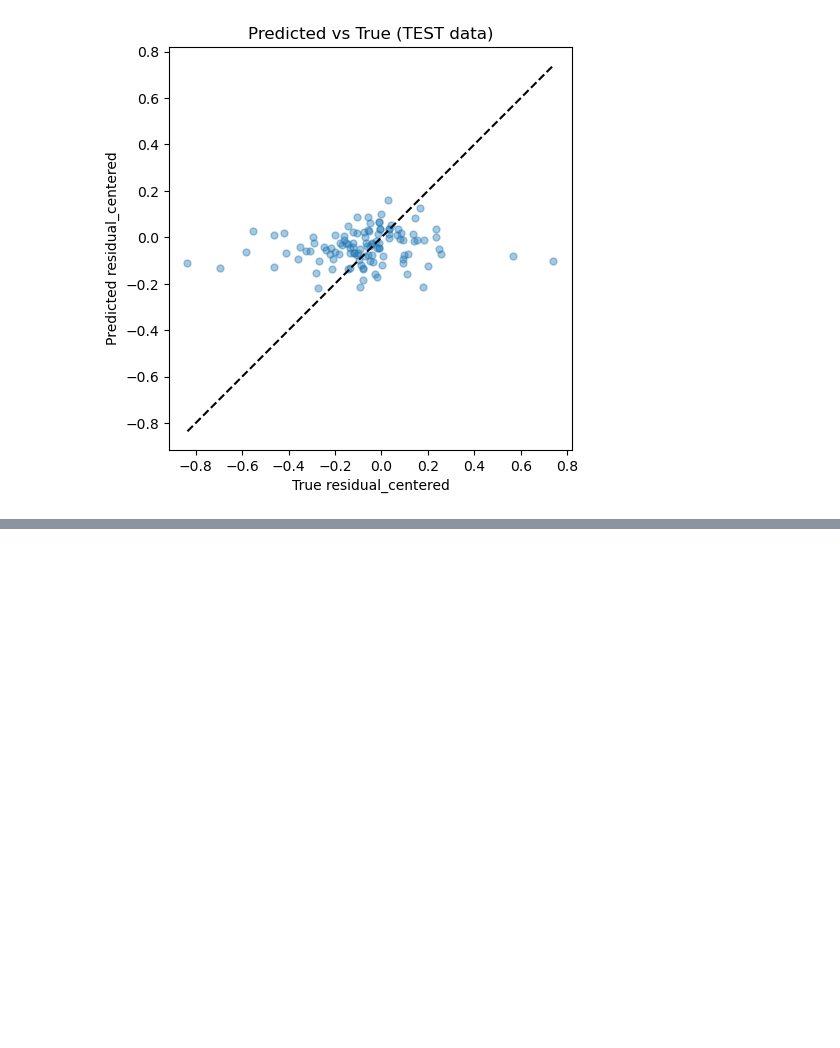
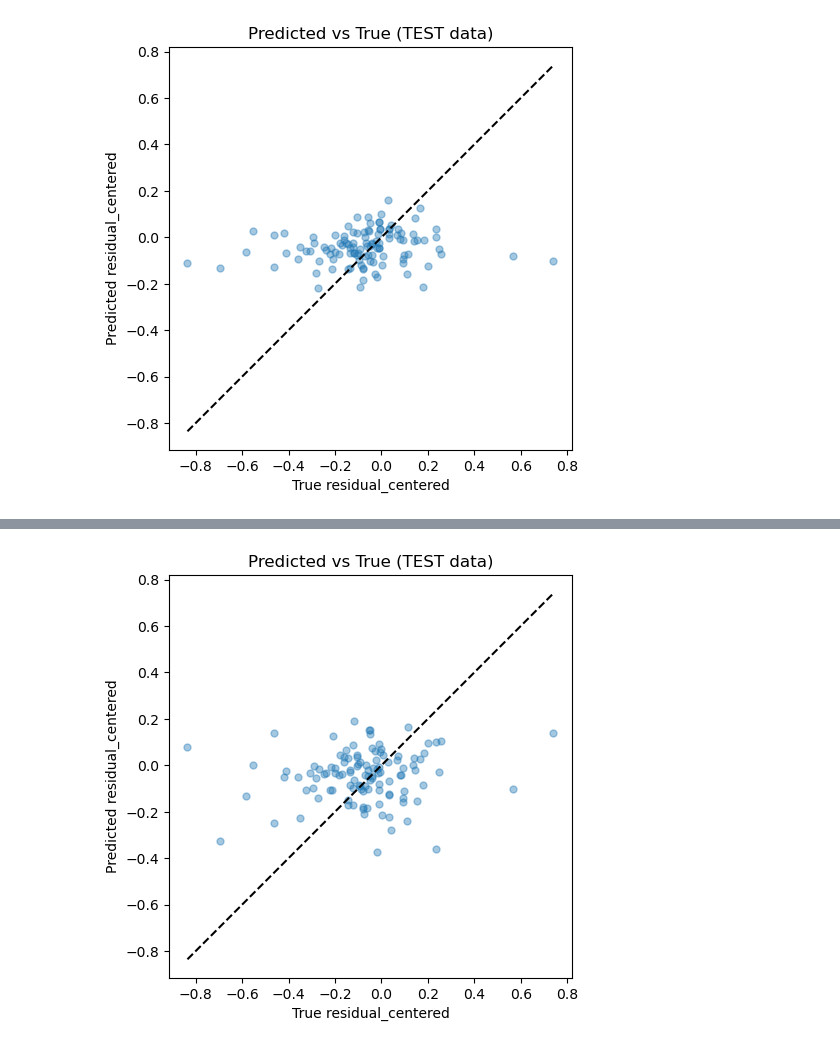
Before and after one commit to mwvgroup/myc21_first_paper, a Jupyter notebook: ZTF_DESI_ml_work/ZTF_ml_random_forest_simple.ipynb, the cells around one changed output, grey strips where cells are left out. Drawn from its saved outputs; the diff is of its cells as text; code cells hidden in the pictures; blank space fills up the shorter version.

Commit message:
Did Some More ML work when it comes to testing for color and stretch parameters of the SNIa.

```diff
--- a/ZTF_DESI_ml_work/ZTF_ml_random_forest_simple.ipynb
+++ b/ZTF_DESI_ml_work/ZTF_ml_random_forest_simple.ipynb
@@ -179,0 +324,80 @@ plt.show()
+# %%
+from sklearn.model_selection import train_test_split
+from sklearn.ensemble import RandomForestRegressor
+
+df = pd.read_csv(
+    "ZTF_DESI_data/ZTF_snia_DESI_fastspec_hostprops_papercuts_hostcuts.csv"
+)
+
+# ---------------------------------------------------------
+# 2. Features + target
+# ---------------------------------------------------------
+features = [
+    # "LOGMSTAR",
+    # "SFR",
+    # "AGE",
+    # "DN4000",
+    # "VDISP",
+    # "SDSS_g_minus_r",
+    "x1",
+    "c",
+]
+
+target = "residual_centered"
+
+X = df[features]
+y = df[target]
+
+# ---------------------------------------------------------
+# 3. Train/test split
+# ---------------------------------------------------------
+X_train, X_test, y_train, y_test = train_test_split(
+    X,
+    y,
+    test_size=0.2,
+    random_state=42,
+)
+
+# ---------------------------------------------------------
+# 4. Train Random Forest on TRAINING DATA ONLY
+# ---------------------------------------------------------
+regr = RandomForestRegressor(
+    n_estimators=500,
+    max_depth=500,
+    random_state=42,
+    n_jobs=-1,
+)
+
+regr.fit(X_train, y_train)   # ✅ FIXED
+
+# ---------------------------------------------------------
+# 5. Predict ONLY on the TEST SET
+# ---------------------------------------------------------
+y_pred = regr.predict(X_test)  # ✅ FIXED
+
+print(y_pred)
+
+plt.figure(figsize=(5, 5))
+
+plt.scatter(
+    y_test,
+    y_pred,
+    alpha=0.4,
+    s=25
+)
+
+lims = [
+    min(y_test.min(), y_pred.min()),
+    max(y_test.max(), y_pred.max()),
+]
+
+plt.plot(lims, lims, "--", color="black")  # 1:1 line
+
+plt.xlabel("True residual_centered")
+plt.ylabel("Predicted residual_centered")
+plt.title("Predicted vs True (TEST data)")
+plt.gca().set_aspect("equal", "box")
+
+plt.tight_layout()
+plt.show()
+# %% [output]
@@ -179,0 +421 @@ plt.show()
+[figure, added]
```
Also changed, not shown: parts of 6 cells of this notebook, 1 other file.
